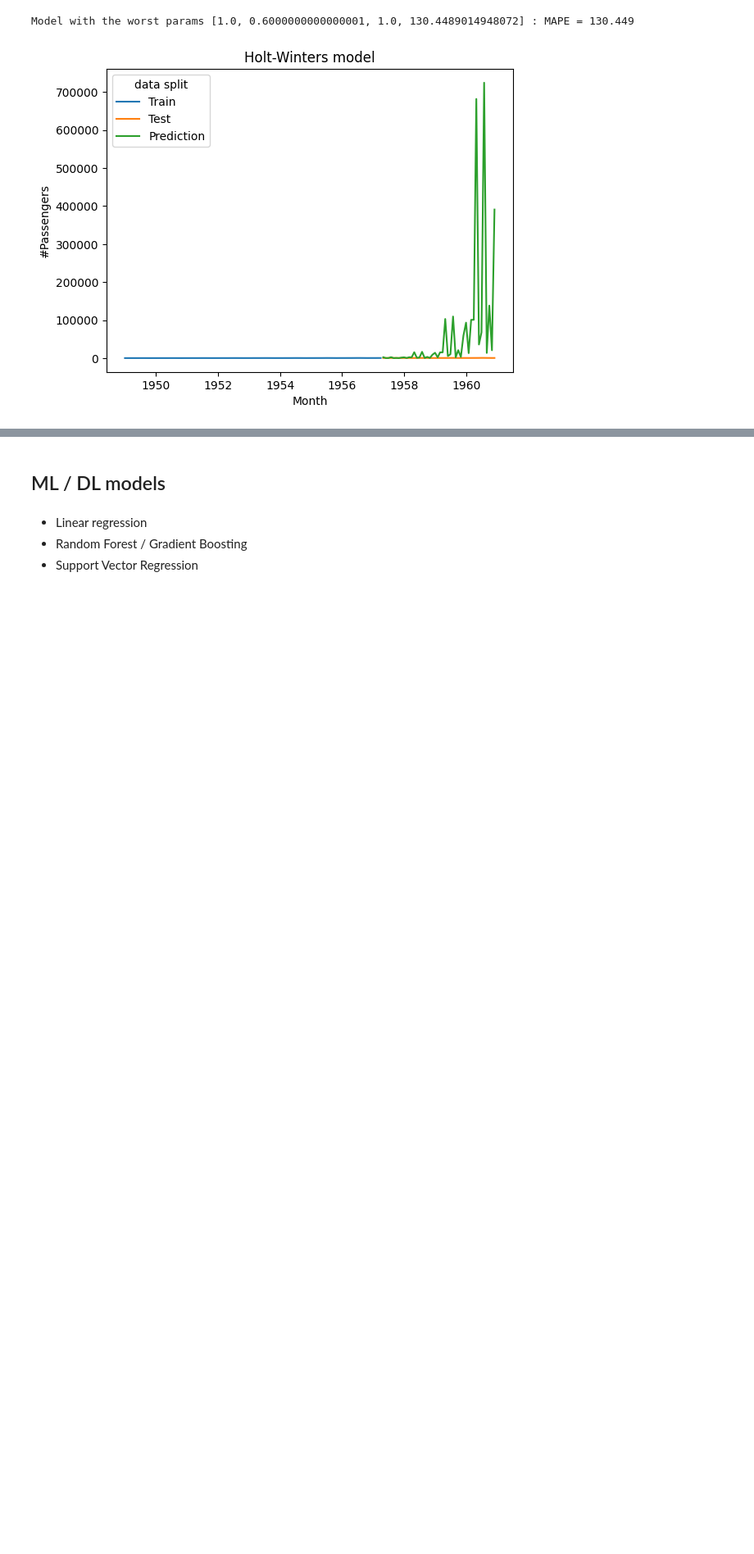
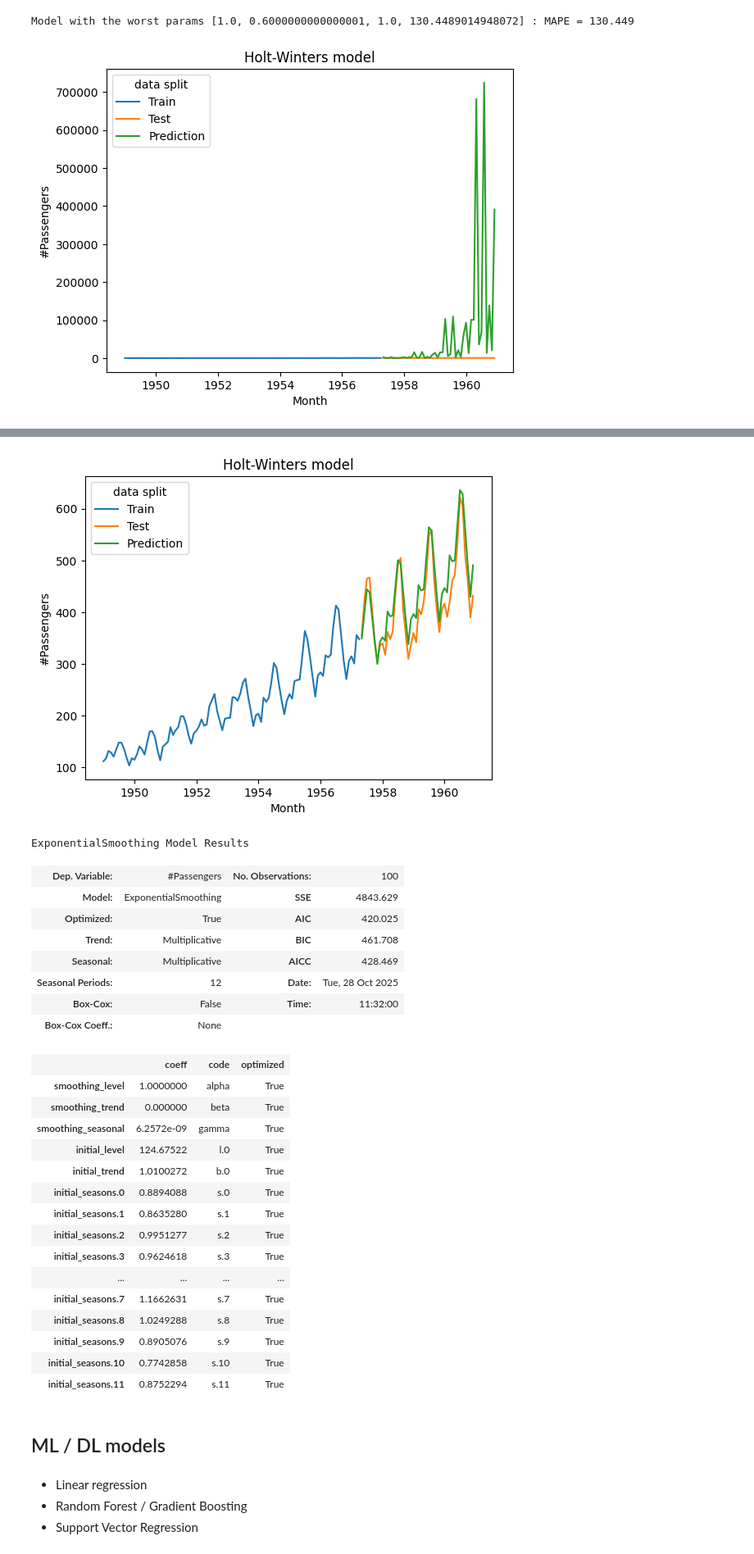
Before and after one commit to EvgeniiZorin/Handbook_Data-Science, a Jupyter notebook: _0_time_series.ipynb, the cells around one changed output, grey strips where cells are left out. Shown at 82% size. Saved outputs shown, nothing was run; the diff lists cells and outputs as text; code cells hidden in the pictures; blank space fills up the shorter version.

```diff
--- a/_0_time_series.ipynb
+++ b/_0_time_series.ipynb
@@ -1454,0 +1465,20 @@ Model with the worst params [1.0, 0.6000000000000001, 1.0, 130.4489014948072] :
+# %%
+# Read data
+df = pd.read_csv('my_datasets/time-series/AirPassengers.csv')
+df['Month'] = pd.to_datetime(df['Month'])
+print(len(df))
+display(df.head())
+
+# Split train and test
+def train_test_split(df):
+    num_train_split = int(len(df) * 0.7)
+    df_train = df.iloc[:num_train_split]
+    df_test = df.iloc[num_train_split:]
+    return df_train, df_test
+
+df_train, df_test = train_test_split(df)
+print(f"""
+Total data points: {len(df)}
+> Train: {len(df_train)}
+> Test: {len(df_test)}
+""")
@@ -1454,0 +1496,55 @@ Model with the worst params [1.0, 0.6000000000000001, 1.0, 130.4489014948072] :
+# %%
+# Fit model default params
+model1 = (
+    ExponentialSmoothing(
+        df_train['#Passengers'],
+        trend = 'mul',
+        seasonal = 'mul',
+        seasonal_periods = 12
+    ).fit(
+        optimized = True
+    )
+)
+
+forecasts = model1.forecast(
+    len(df_test)
+)
+df_predictions = df_test.copy(deep = True).drop(['#Passengers'], axis = 1)
+df_predictions['#Passengers'] = forecasts
+
+plot_predictions(
+    'Month',
+    '#Passengers',
+    df_train,
+    df_test,
+    df_predictions,
+    'Holt-Winters model'
+)
+model1.summary()
+# %% [output]
+[figure, added]
+ExponentialSmoothing Model Results
+| Dep. Variable: | #Passengers | No. Observations: | 100 |
+| Model: | ExponentialSmoothing | SSE | 4843.629 |
+| Optimized: | True | AIC | 420.025 |
+| Trend: | Multiplicative | BIC | 461.708 |
+| Seasonal: | Multiplicative | AICC | 428.469 |
+| Seasonal Periods: | 12 | Date: | Tue, 28 Oct 2025 |
+| Box-Cox: | False | Time: | 11:32:00 |
+| Box-Cox Coeff.: | None |  |  |
+|  | coeff | code | optimized |
+| smoothing_level | 1.0000000 | alpha | True |
+| smoothing_trend | 0.000000 | beta | True |
+| smoothing_seasonal | 6.2572e-09 | gamma | True |
+| initial_level | 124.67522 | l.0 | True |
+| initial_trend | 1.0100272 | b.0 | True |
+| initial_seasons.0 | 0.8894088 | s.0 | True |
+| initial_seasons.1 | 0.8635280 | s.1 | True |
+| initial_seasons.2 | 0.9951277 | s.2 | True |
+| initial_seasons.3 | 0.9624618 | s.3 | True |
+| ... | ... | ... | ... |
+| initial_seasons.7 | 1.1662631 | s.7 | True |
+| initial_seasons.8 | 1.0249288 | s.8 | True |
+| initial_seasons.9 | 0.8905076 | s.9 | True |
+| initial_seasons.10 | 0.7742858 | s.10 | True |
+| initial_seasons.11 | 0.8752294 | s.11 | True |
```
Also changed, not shown: parts of 4 cells of this notebook.
